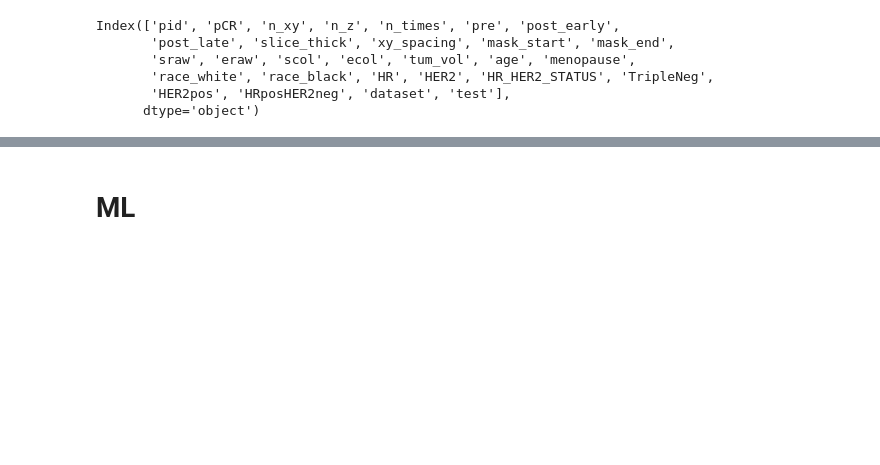
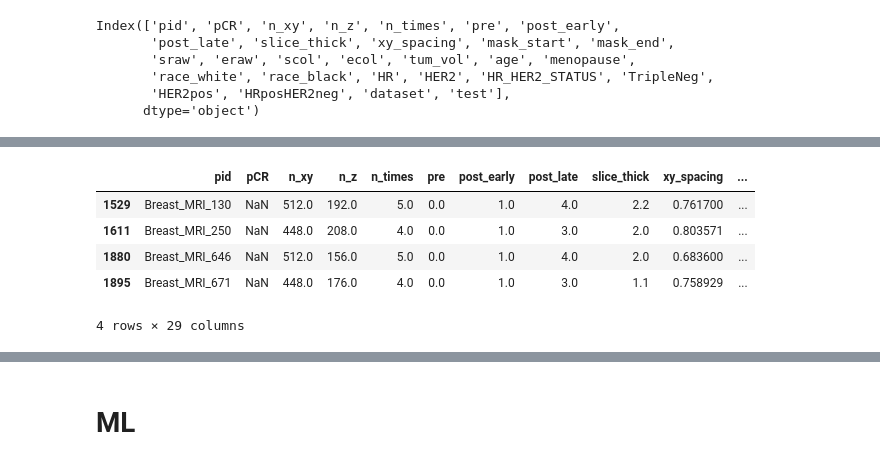
Before and after one commit to bubbysolway/BreastDCEDL, a Jupyter notebook: BreastDCEDL_modeling_with_nifti_files.ipynb, the cells around one changed output, grey strips where cells are left out. Drawn from its saved outputs; the diff is of its cells as text; code cells hidden in the pictures; blank space fills up the shorter version.

```diff
--- a/BreastDCEDL_modeling_with_nifti_files.ipynb
+++ b/BreastDCEDL_modeling_with_nifti_files.ipynb
@@ -376,0 +403,9 @@ df[df.pid.isin(no_vol)]
+# %%
+df[df.tum_vol.isna()]
+# %% [output]
+|  | pid | pCR | n_xy | n_z | n_times | pre | post_early | post_late | slice_thick | xy_spacing | ... |
+| 1529 | Breast_MRI_130 | NaN | 512.0 | 192.0 | 5.0 | 0.0 | 1.0 | 4.0 | 2.2 | 0.761700 | ... |
+| 1611 | Breast_MRI_250 | NaN | 448.0 | 208.0 | 4.0 | 0.0 | 1.0 | 3.0 | 2.0 | 0.803571 | ... |
+| 1880 | Breast_MRI_646 | NaN | 512.0 | 156.0 | 5.0 | 0.0 | 1.0 | 4.0 | 2.0 | 0.683600 | ... |
+| 1895 | Breast_MRI_671 | NaN | 448.0 | 176.0 | 4.0 | 0.0 | 1.0 | 3.0 | 1.1 | 0.758929 | ... |
+4 rows × 29 columns
```
Also changed, not shown: parts of 44 cells of this notebook, 3 other files.
